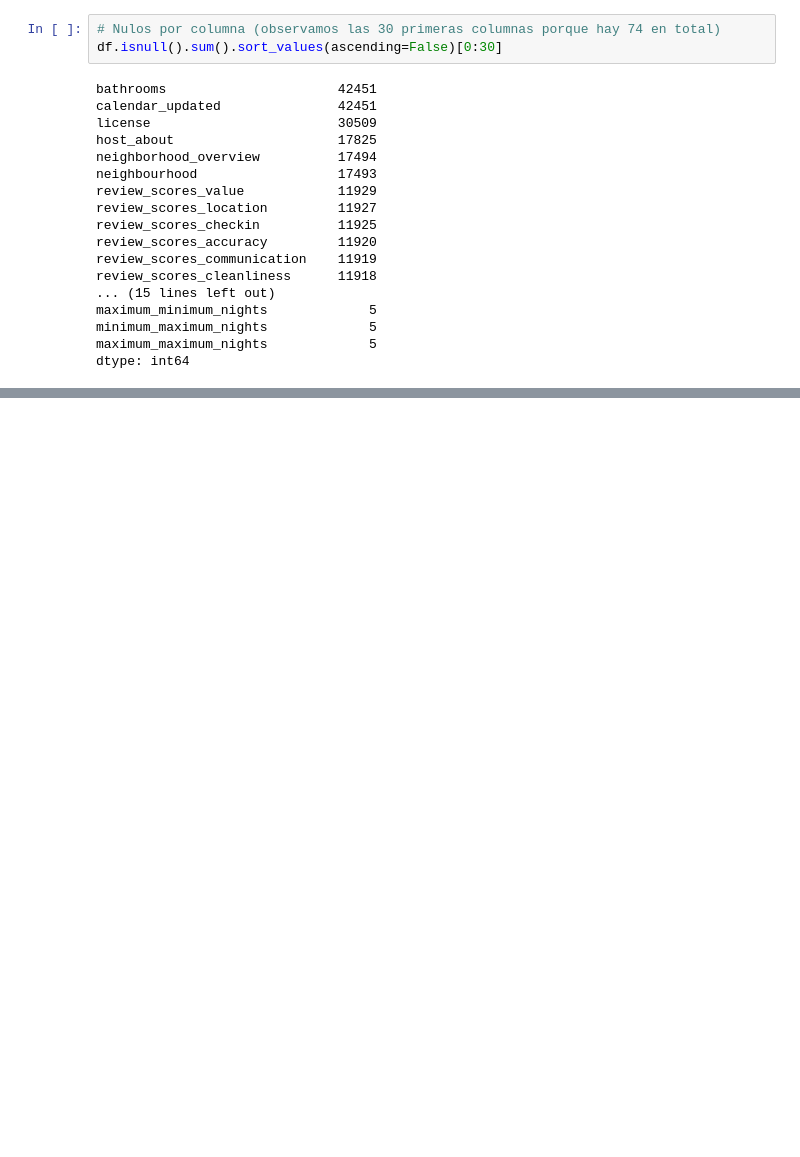
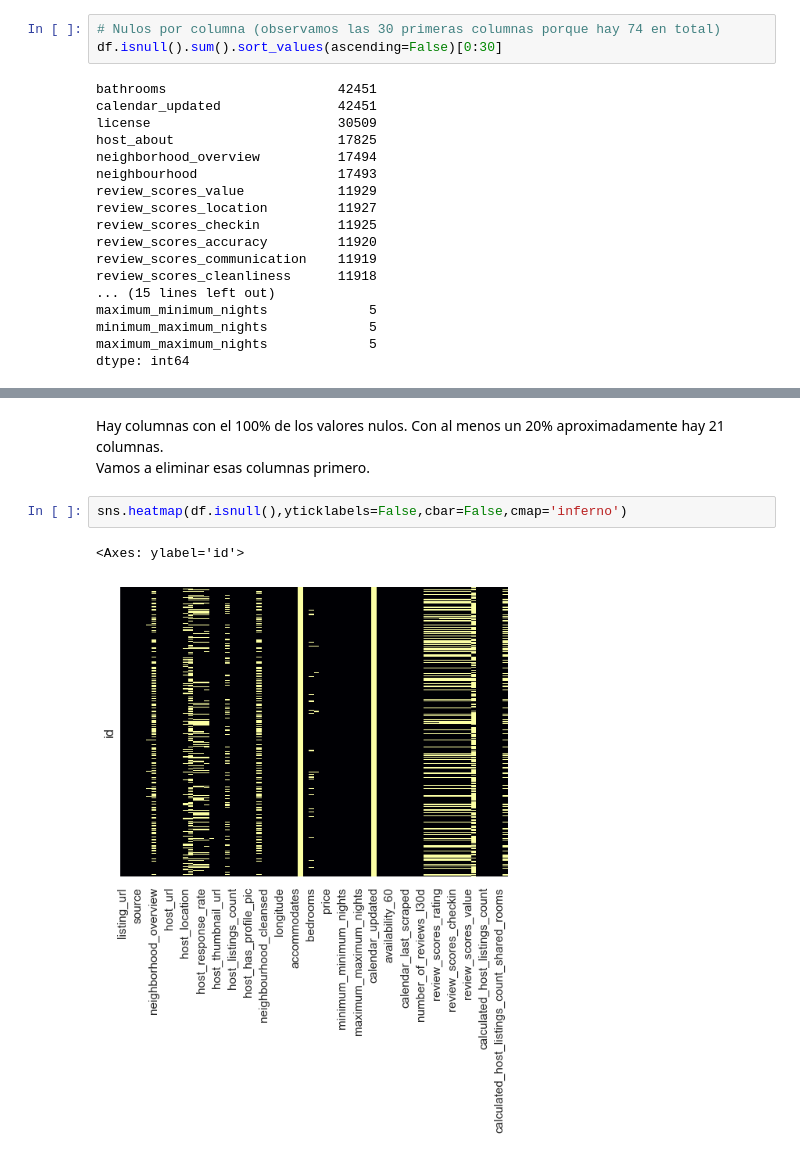
Before and after one commit to bravovielisa/LosAngeles_airbnb, a Jupyter notebook: Los_Angeles_airbnb.ipynb, the cells around one changed output, grey strips where cells are left out. Saved outputs shown, nothing was run; the diff lists cells and outputs as text; blank space fills up the shorter version.

```diff
--- a/Los_Angeles_airbnb.ipynb
+++ b/Los_Angeles_airbnb.ipynb
@@ -229,0 +236,8 @@ nulos_values_totales.T
+# %% [markdown]
+Hay columnas con el 100% de los valores nulos. Con al menos un 20% aproximadamente hay 21 columnas.
+Vamos a eliminar esas columnas primero.
+# %%
+sns.heatmap(df.isnull(),yticklabels=False,cbar=False,cmap='inferno')
+# %% [output]
+<Axes: ylabel='id'>
+[figure, added]
```
Also changed, not shown: parts of 11 cells of this notebook.
